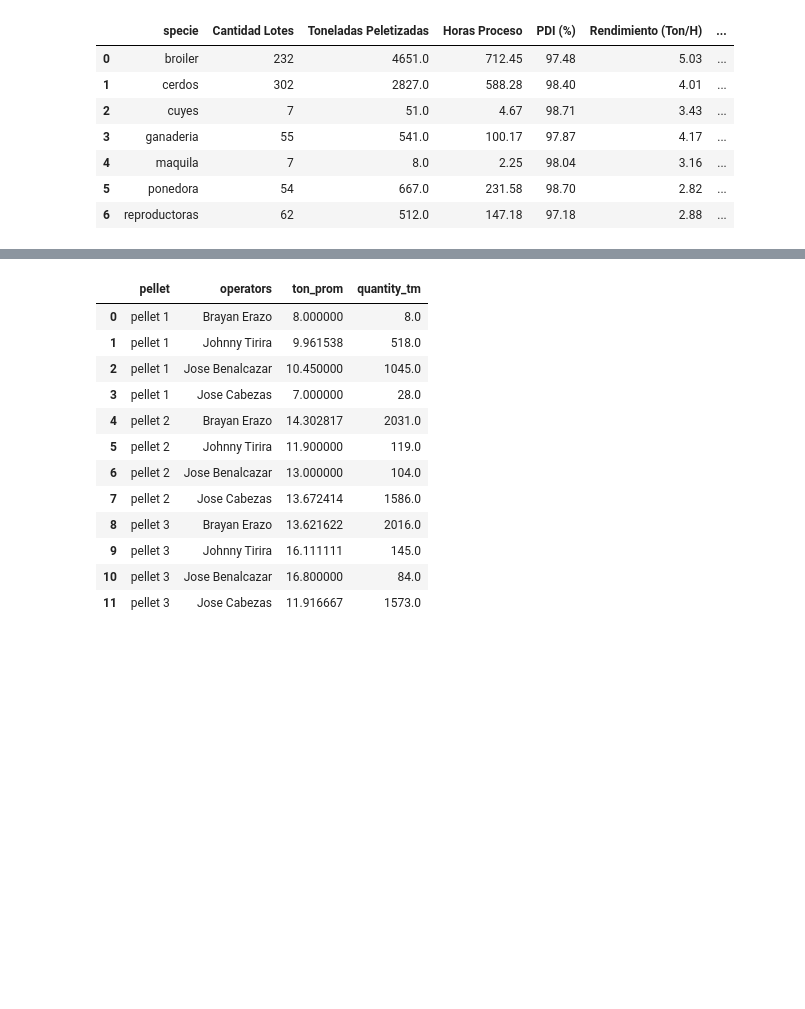
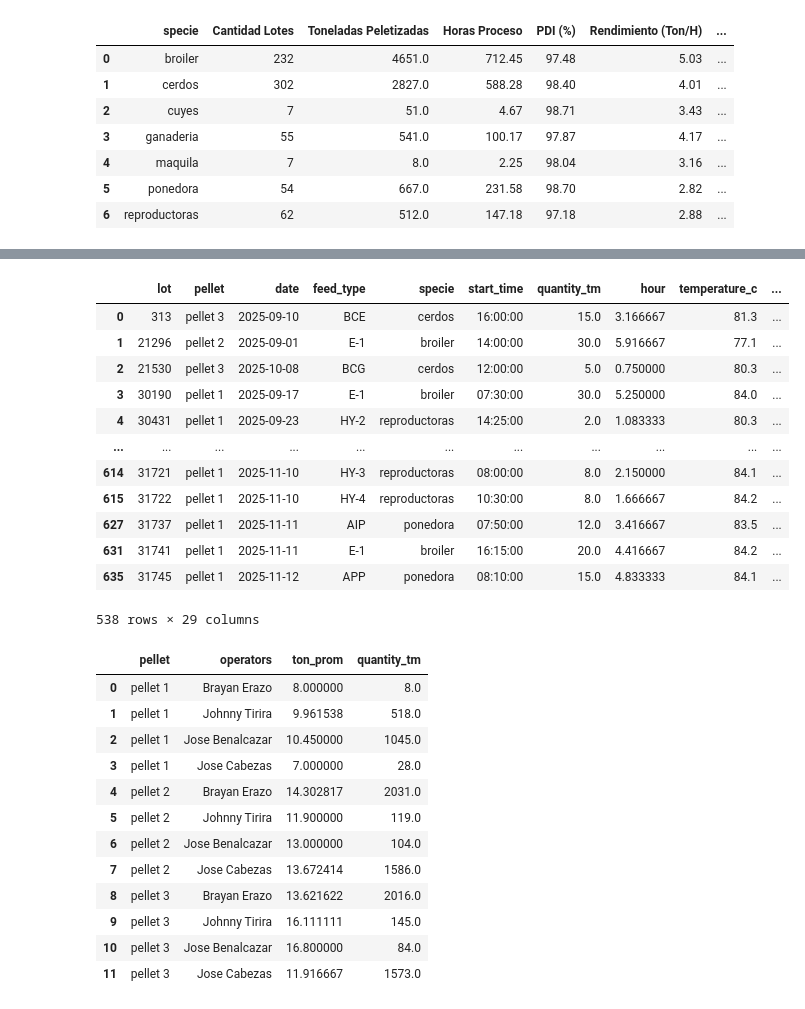
Before and after one commit to jdrincone/hawking, a Jupyter notebook: exploration/aliforte_production.ipynb, the cells around one changed output, grey strips where cells are left out. Drawn from its saved outputs; the diff is of its cells as text; code cells hidden in the pictures; blank space fills up the shorter version.

```diff
--- a/exploration/aliforte_production.ipynb
+++ b/exploration/aliforte_production.ipynb
@@ -1204,0 +1635,16 @@ s3.save_plotly_html(fig, "rendimiento_pellet_especie_decil.html")
+# %%
+prod_pel_trimmed
+# %% [output]
+|  | lot | pellet | date | feed_type | specie | start_time | quantity_tm | hour | temperature_c | ... |
+| 0 | 313 | pellet 3 | 2025-09-10 | BCE | cerdos | 16:00:00 | 15.0 | 3.166667 | 81.3 | ... |
+| 1 | 21296 | pellet 2 | 2025-09-01 | E-1 | broiler | 14:00:00 | 30.0 | 5.916667 | 77.1 | ... |
+| 2 | 21530 | pellet 3 | 2025-10-08 | BCG | cerdos | 12:00:00 | 5.0 | 0.750000 | 80.3 | ... |
+| 3 | 30190 | pellet 1 | 2025-09-17 | E-1 | broiler | 07:30:00 | 30.0 | 5.250000 | 84.0 | ... |
+| 4 | 30431 | pellet 1 | 2025-09-23 | HY-2 | reproductoras | 14:25:00 | 2.0 | 1.083333 | 80.3 | ... |
+| ... | ... | ... | ... | ... | ... | ... | ... | ... | ... | ... |
+| 614 | 31721 | pellet 1 | 2025-11-10 | HY-3 | reproductoras | 08:00:00 | 8.0 | 2.150000 | 84.1 | ... |
+| 615 | 31722 | pellet 1 | 2025-11-10 | HY-4 | reproductoras | 10:30:00 | 8.0 | 1.666667 | 84.2 | ... |
+| 627 | 31737 | pellet 1 | 2025-11-11 | AIP | ponedora | 07:50:00 | 12.0 | 3.416667 | 83.5 | ... |
+| 631 | 31741 | pellet 1 | 2025-11-11 | E-1 | broiler | 16:15:00 | 20.0 | 4.416667 | 84.2 | ... |
+| 635 | 31745 | pellet 1 | 2025-11-12 | APP | ponedora | 08:10:00 | 15.0 | 4.833333 | 84.1 | ... |
+538 rows × 29 columns
```
Also changed, not shown: parts of 50 cells of this notebook, 13 other files.
